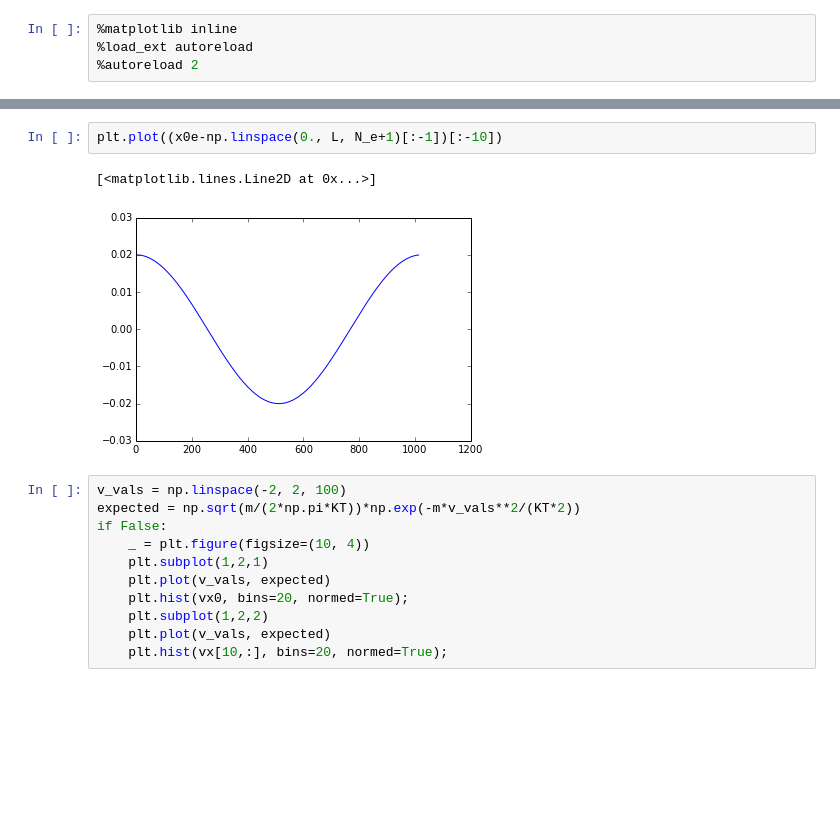
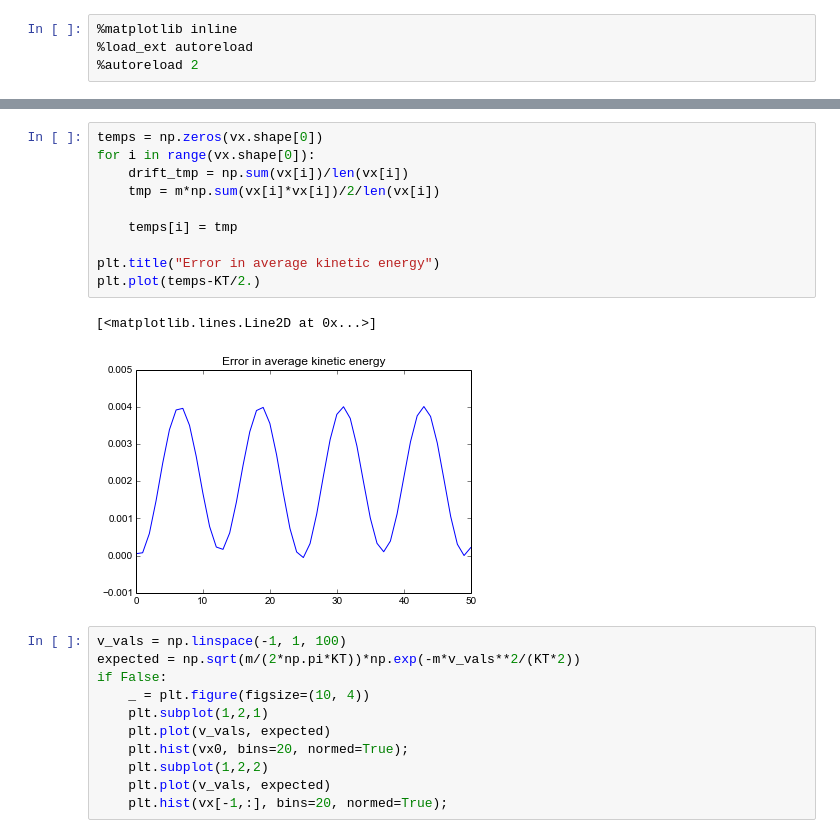
Before and after one commit to shigh/pyes1, a Jupyter notebook: pyes1/1d2v-warm.ipynb, the cells around one changed output, grey strips where cells are left out. Drawn from its saved outputs; the diff is of its cells as text; blank space fills up the shorter version.

```diff
--- a/pyes1/1d2v-warm.ipynb
+++ b/pyes1/1d2v-warm.ipynb
@@ -61,10 +79,18 @@ print L/ld, n0*ld, k*ld, wpi
-# %%
-plt.plot((x0e-np.linspace(0., L, N_e+1)[:-1])[:-10])
-# %% [output]
-[<matplotlib.lines.Line2D at 0x...>]
-[figure, removed]
+# %%
+temps = np.zeros(vx.shape[0])
+for i in range(vx.shape[0]):
+    drift_tmp = np.sum(vx[i])/len(vx[i])
+    tmp = m*np.sum(vx[i]*vx[i])/2/len(vx[i])
+
+    temps[i] = tmp
+
+plt.title("Error in average kinetic energy")
+plt.plot(temps-KT/2.)
+# %% [output]
+[<matplotlib.lines.Line2D at 0x...>]
+[figure, added]
 # %%
-v_vals = np.linspace(-2, 2, 100)
+v_vals = np.linspace(-1, 1, 100)
 expected = np.sqrt(m/(2*np.pi*KT))*np.exp(-m*v_vals**2/(KT*2))
 if False:
     _ = plt.figure(figsize=(10, 4))
@@ -73,7 +99,7 @@ if False:
     plt.hist(vx0, bins=20, normed=True);
     plt.subplot(1,2,2)
     plt.plot(v_vals, expected)
-    plt.hist(vx[10,:], bins=20, normed=True);
+    plt.hist(vx[-1,:], bins=20, normed=True);
 # %%
 rk = np.fft.rfft(rho, axis=1)[:, k]
 rk = np.real(rk*rk.conj())
```
Also changed, not shown: parts of 5 cells of this notebook.
